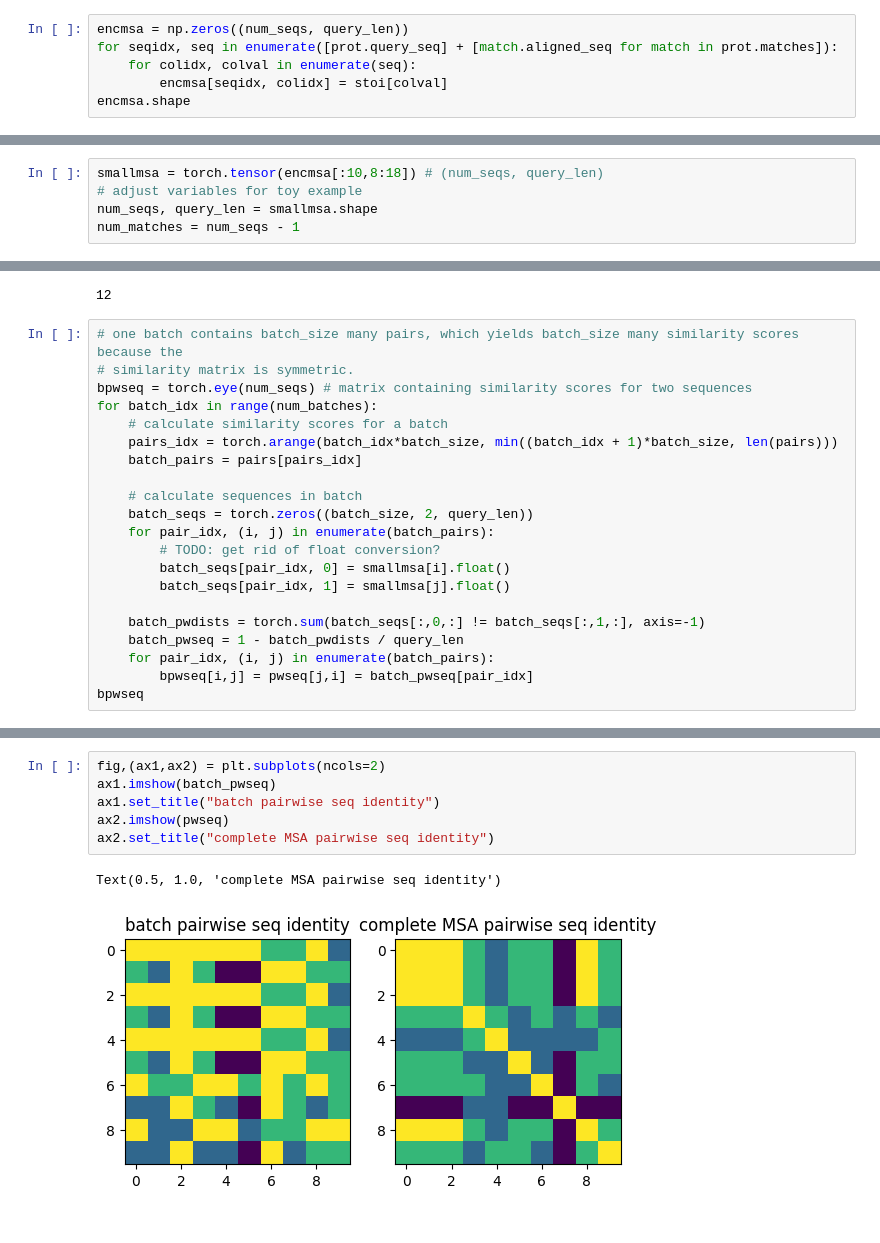
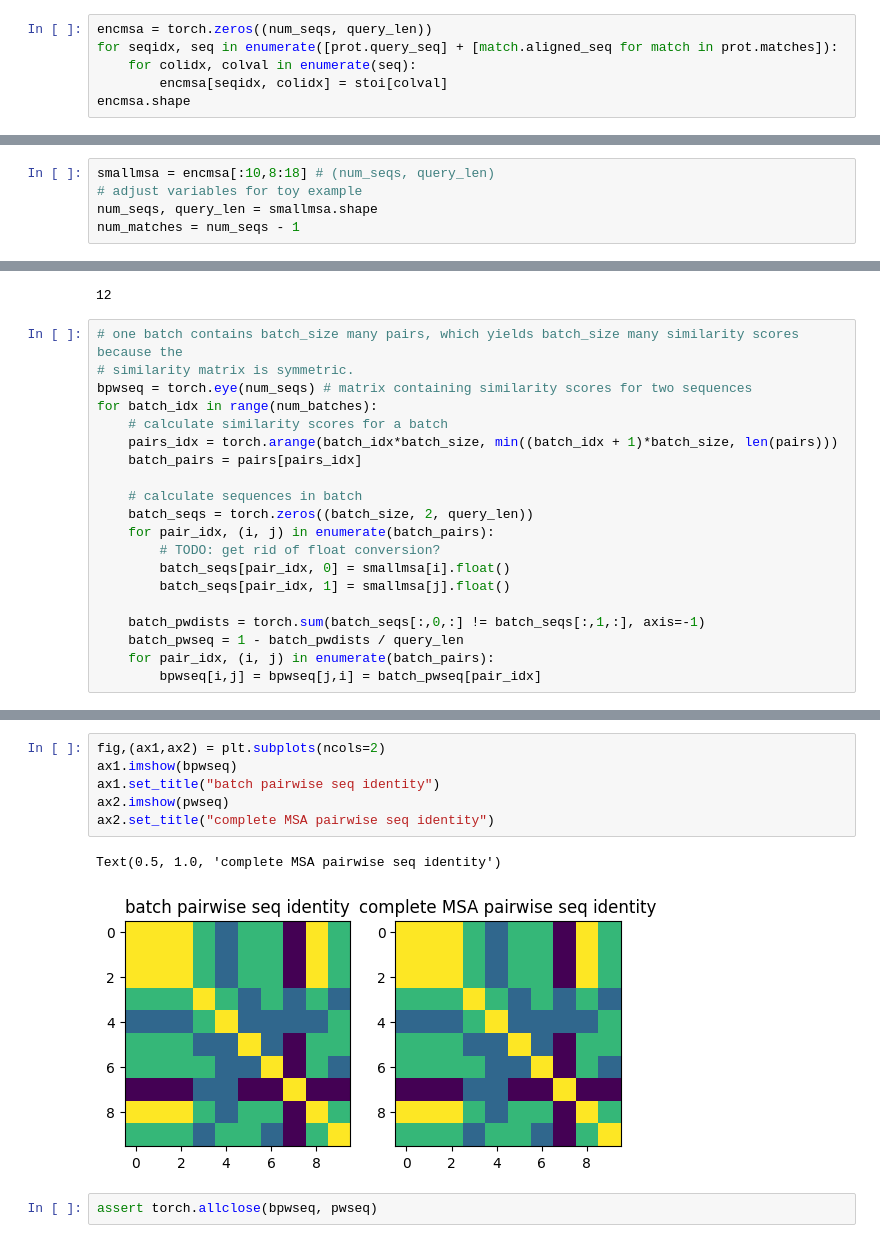
Before and after one commit to neftlon/af2-plddt-contextualized, a Jupyter notebook: scripts/neff_gpu.ipynb, the cells around one changed output, grey strips where cells are left out. Cells and saved outputs as stored; diff of their text form.

```diff
--- a/scripts/neff_gpu.ipynb
+++ b/scripts/neff_gpu.ipynb
@@ -22,7 +25,7 @@ query_len,num_matches,num_seqs
 # %% [output]
 (120, 9844, 9845)
 # %%
-encmsa = np.zeros((num_seqs, query_len))
+encmsa = torch.zeros((num_seqs, query_len))
 for seqidx, seq in enumerate([prot.query_seq] + [match.aligned_seq for match in prot.matches]):
     for colidx, colval in enumerate(seq):
         encmsa[seqidx, colidx] = stoi[colval]
@@ -35,7 +38,7 @@ plt.imshow(encmsa[:100])
 <matplotlib.image.AxesImage at 0x...>
 [figure]
 # %%
-smallmsa = torch.tensor(encmsa[:10,8:18]) # (num_seqs, query_len)
+smallmsa = encmsa[:10,8:18] # (num_seqs, query_len)
 # adjust variables for toy example
 num_seqs, query_len = smallmsa.shape
 num_matches = num_seqs - 1
@@ -101,5 +104,4 @@ for batch_idx in range(num_batches):
     batch_pwdists = torch.sum(batch_seqs[:,0,:] != batch_seqs[:,1,:], axis=-1)
     batch_pwseq = 1 - batch_pwdists / query_len
     for pair_idx, (i, j) in enumerate(batch_pairs):
-        bpwseq[i,j] = pwseq[j,i] = batch_pwseq[pair_idx]
-bpwseq
+        bpwseq[i,j] = bpwseq[j,i] = batch_pwseq[pair_idx]
@@ -158,9 +108,11 @@ torch.Size([10, 10])
 # %%
 fig,(ax1,ax2) = plt.subplots(ncols=2)
-ax1.imshow(batch_pwseq)
+ax1.imshow(bpwseq)
 ax1.set_title("batch pairwise seq identity")
 ax2.imshow(pwseq)
 ax2.set_title("complete MSA pairwise seq identity")
 # %% [output]
 Text(0.5, 1.0, 'complete MSA pairwise seq identity')
-[figure, old version]
+[figure, new version]
+# %%
+assert torch.allclose(bpwseq, pwseq)
```
Also changed, not shown: parts of 20 cells of this notebook, 1 other file.
